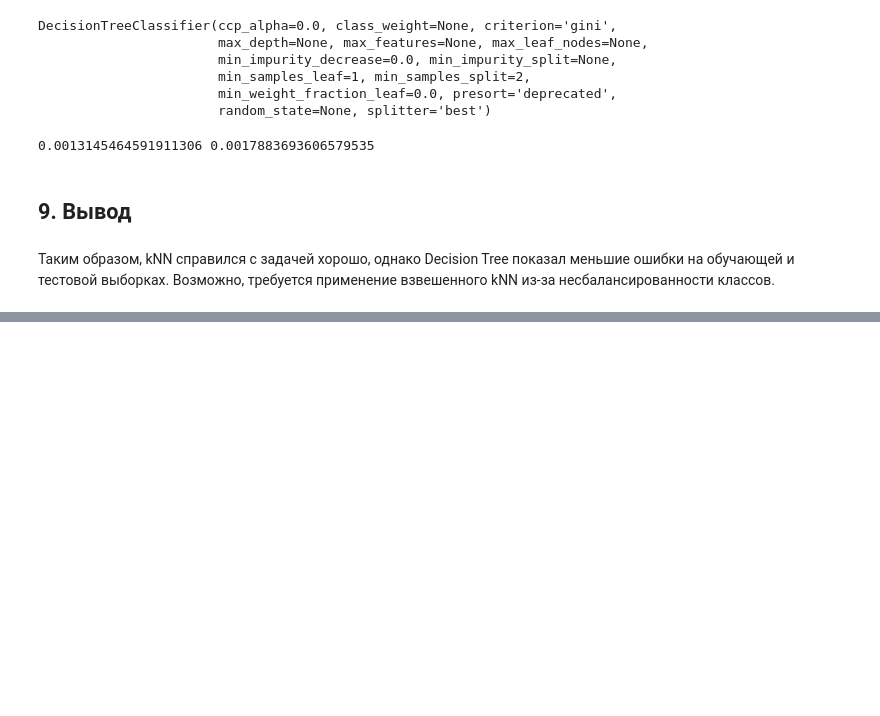
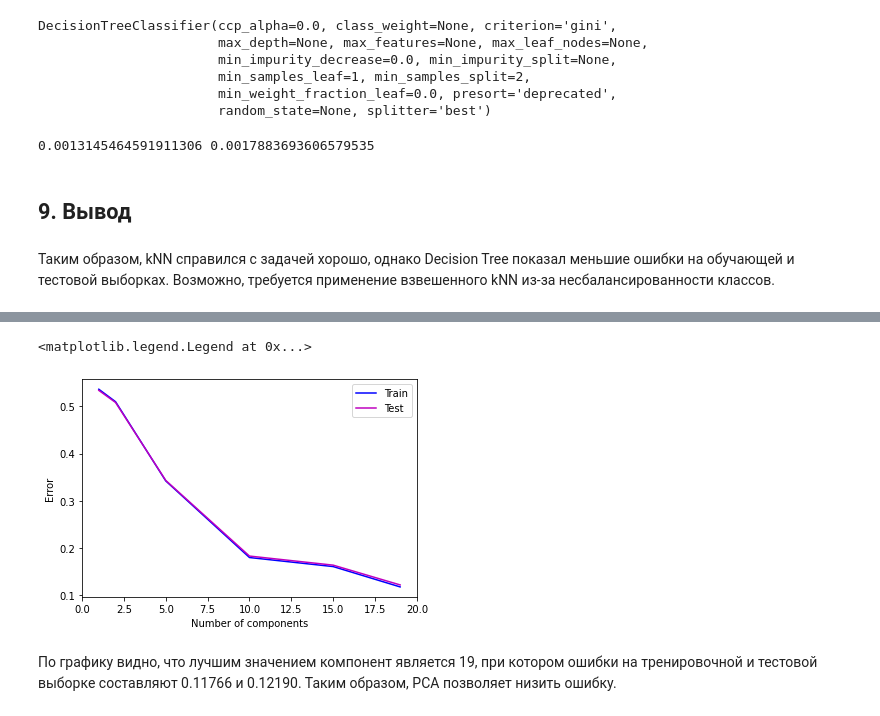
Before and after one commit to ksenia1009/ML_intro, a Jupyter notebook: classification_task.ipynb, the cells around one changed output, grey strips where cells are left out. Cells and saved outputs as stored; diff of their text form; code cells hidden in the pictures; blank space fills up the shorter version.

```diff
--- a/classification_task.ipynb
+++ b/classification_task.ipynb
@@ -418,0 +478,3 @@ print(err_train, err_test)
+# %%
+from sklearn.model_selection import train_test_split
+X_train, X_test, y_train, y_test = train_test_split(X_proj, y, test_size = 0.3, random_state = 42)
@@ -418,0 +483,10 @@ print(err_train, err_test)
+# %%
+from sklearn.svm import SVC
+
+svc = SVC(gamma='auto')
+svc.fit(X_train, y_train)
+
+err_train = np.mean(y_train != svc.predict(X_train))
+err_test  = np.mean(y_test  != svc.predict(X_test))
+
+print(err_train, err_test)
@@ -418,0 +497,20 @@ print(err_train, err_test)
+# %%
+from sklearn.decomposition import PCA
+from sklearn.model_selection import train_test_split
+from sklearn.svm import SVC
+
+err_train_values = []
+err_test_values = []
+for comp in [1, 2, 5, 10, 15, 19]:
+    pca = PCA(n_components = comp)
+    pca.fit(X)
+    X_proj = pca.transform(X)
+    X_train, X_test, y_train, y_test = train_test_split(X_proj, y, test_size = 0.3, random_state = 42)
+    print(f"Components {comp}")
+    svc = SVC(gamma='auto')
+    svc.fit(X_train, y_train)
+    err_train = np.mean(y_train != svc.predict(X_train))
+    err_test  = np.mean(y_test  != svc.predict(X_test))
+    err_train_values.append(err_train)
+    err_test_values.append(err_test)
+    print(err_train, err_test)
@@ -418,0 +530,15 @@ print(err_train, err_test)
+# %%
+import matplotlib.pyplot as plt
+
+components = [1, 2, 5, 10, 15, 19]
+plt.plot(components, err_train_values, color = 'b', label = 'Train')
+plt.plot(components, err_test_values, color = 'm', label = 'Test')
+plt.xlim(0, 20)
+plt.xlabel('Number of components')
+plt.ylabel('Error')
+plt.legend()
+# %% [output]
+<matplotlib.legend.Legend at 0x...>
+[figure, added]
+# %% [markdown]
+По графику видно, что лучшим значением компонент является 19, при котором ошибки на тренировочной и тестовой выборке составляют 0.11766 и 0.12190. Таким образом, PCA позволяет низить ошибку.
```
Also changed, not shown: parts of 14 cells of this notebook.
